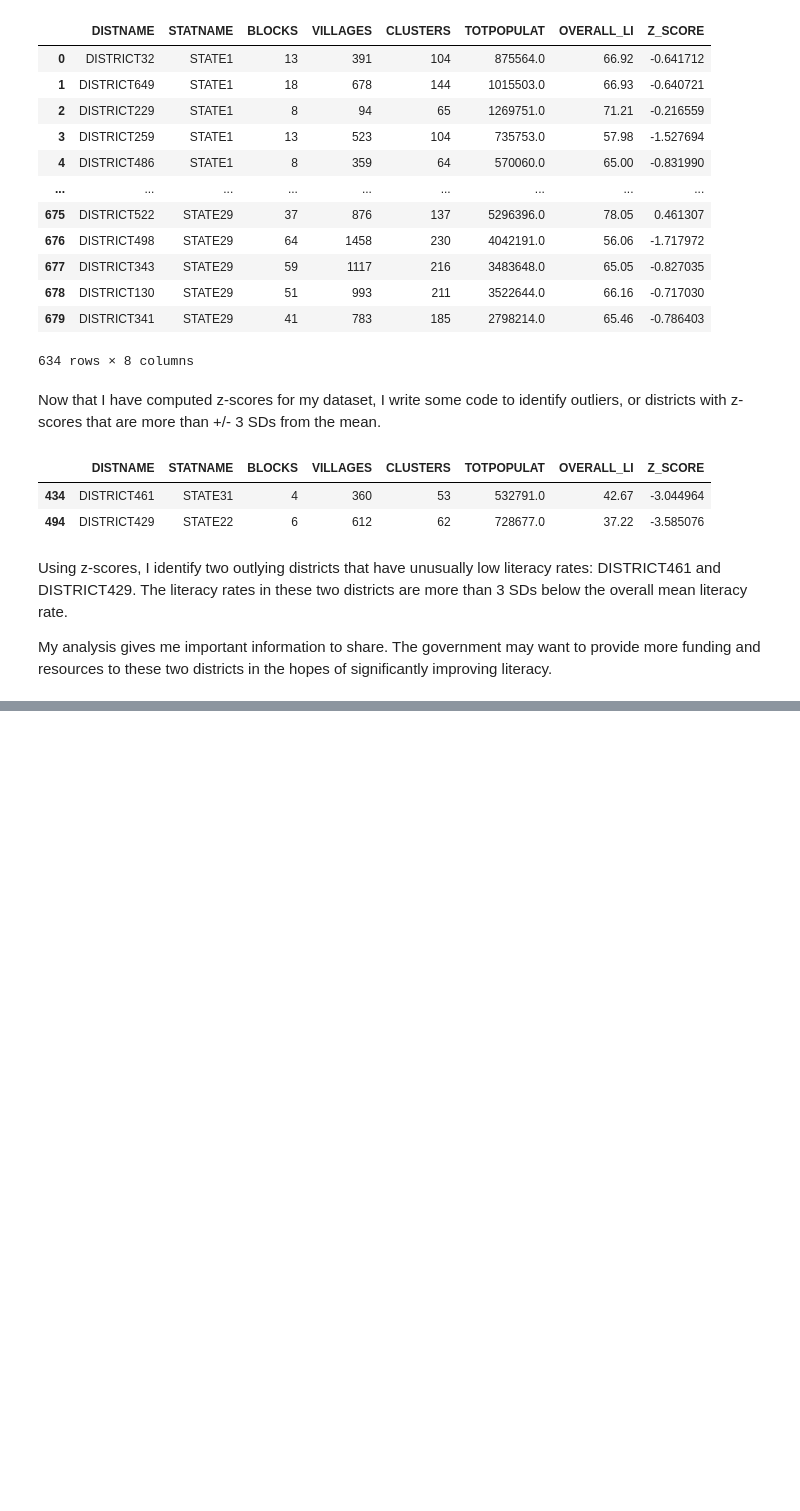
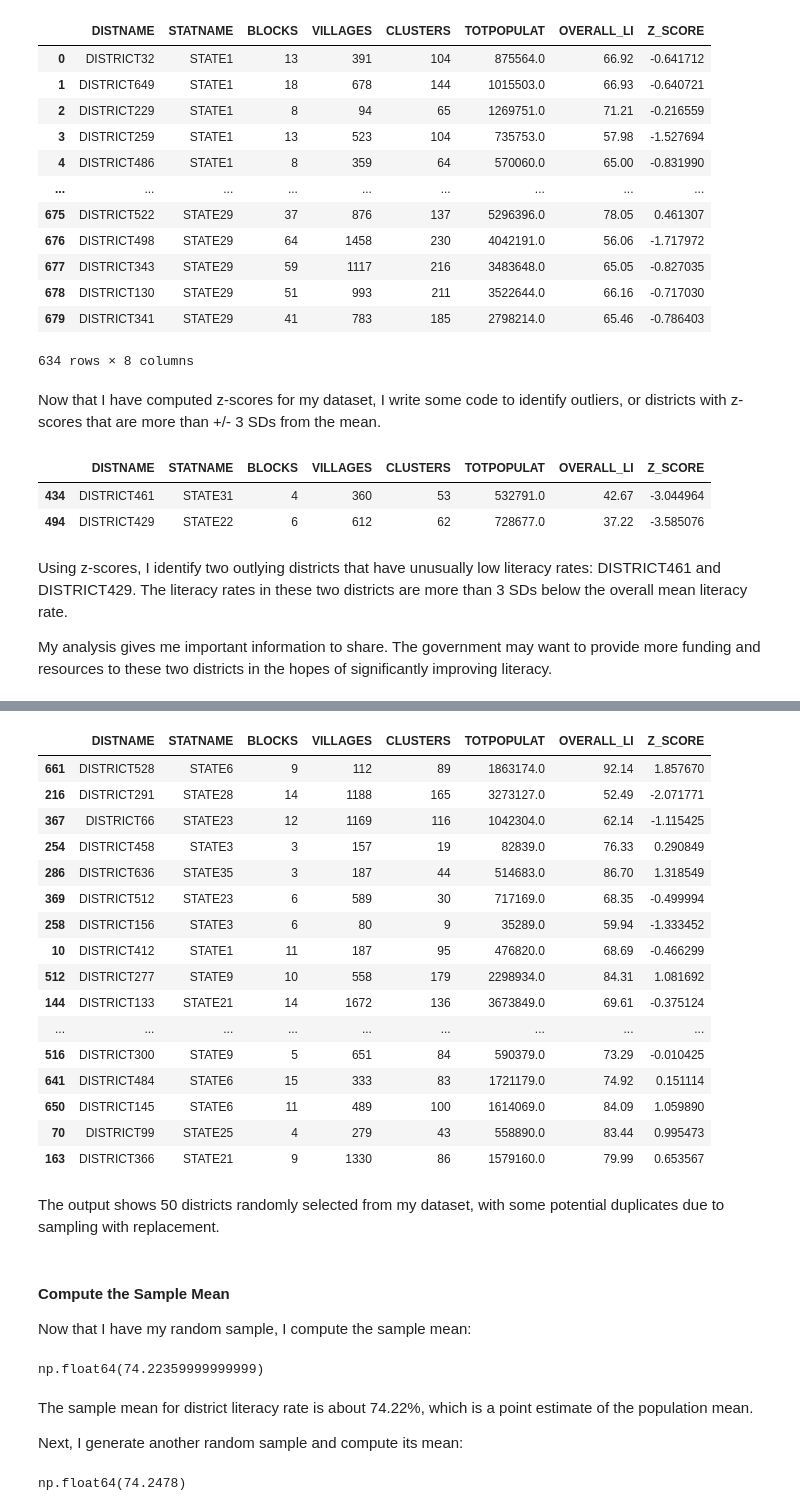
Before and after one commit to Cyberoctane29/District-Literacy-Analysis, a Jupyter notebook: District_Literacy_Analysis.ipynb, the cells around one changed output, grey strips where cells are left out. Saved outputs shown, nothing was run; the diff lists cells and outputs as text; code cells hidden in the pictures; blank space fills up the shorter version.

```diff
--- a/District_Literacy_Analysis.ipynb
+++ b/District_Literacy_Analysis.ipynb
@@ -279,0 +299,41 @@ My analysis gives me important information to share. The government may want to
+# %%
+sampled_data = education_districtwise.sample(n=50, replace=True, random_state=31208)
+sampled_data
+# %% [output]
+|  | DISTNAME | STATNAME | BLOCKS | VILLAGES | CLUSTERS | TOTPOPULAT | OVERALL_LI | Z_SCORE |
+| 661 | DISTRICT528 | STATE6 | 9 | 112 | 89 | 1863174.0 | 92.14 | 1.857670 |
+| 216 | DISTRICT291 | STATE28 | 14 | 1188 | 165 | 3273127.0 | 52.49 | -2.071771 |
+| 367 | DISTRICT66 | STATE23 | 12 | 1169 | 116 | 1042304.0 | 62.14 | -1.115425 |
+| 254 | DISTRICT458 | STATE3 | 3 | 157 | 19 | 82839.0 | 76.33 | 0.290849 |
+| 286 | DISTRICT636 | STATE35 | 3 | 187 | 44 | 514683.0 | 86.70 | 1.318549 |
+| 369 | DISTRICT512 | STATE23 | 6 | 589 | 30 | 717169.0 | 68.35 | -0.499994 |
+| 258 | DISTRICT156 | STATE3 | 6 | 80 | 9 | 35289.0 | 59.94 | -1.333452 |
+| 10 | DISTRICT412 | STATE1 | 11 | 187 | 95 | 476820.0 | 68.69 | -0.466299 |
+| 512 | DISTRICT277 | STATE9 | 10 | 558 | 179 | 2298934.0 | 84.31 | 1.081692 |
+| 144 | DISTRICT133 | STATE21 | 14 | 1672 | 136 | 3673849.0 | 69.61 | -0.375124 |
+| ... | ... | ... | ... | ... | ... | ... | ... | ... |
+| 516 | DISTRICT300 | STATE9 | 5 | 651 | 84 | 590379.0 | 73.29 | -0.010425 |
+| 641 | DISTRICT484 | STATE6 | 15 | 333 | 83 | 1721179.0 | 74.92 | 0.151114 |
+| 650 | DISTRICT145 | STATE6 | 11 | 489 | 100 | 1614069.0 | 84.09 | 1.059890 |
+| 70 | DISTRICT99 | STATE25 | 4 | 279 | 43 | 558890.0 | 83.44 | 0.995473 |
+| 163 | DISTRICT366 | STATE21 | 9 | 1330 | 86 | 1579160.0 | 79.99 | 0.653567 |
+# %% [markdown]
+The output shows 50 districts randomly selected from my dataset, with some potential duplicates due to sampling with replacement.
+# %% [markdown]
+#### Compute the Sample Mean
+
+Now that I have my random sample, I compute the sample mean:
+# %%
+estimate1 = sampled_data['OVERALL_LI'].mean()
+estimate1
+# %% [output]
+np.float64(74.22359999999999)
+# %% [markdown]
+The sample mean for district literacy rate is about 74.22%, which is a point estimate of the population mean.
+
+Next, I generate another random sample and compute its mean:
+# %%
+estimate2 = education_districtwise['OVERALL_LI'].sample(n=50, replace=True, random_state=56810).mean()
+estimate2
+# %% [output]
+np.float64(74.2478)
```
Also changed, not shown: parts of 18 cells of this notebook.
